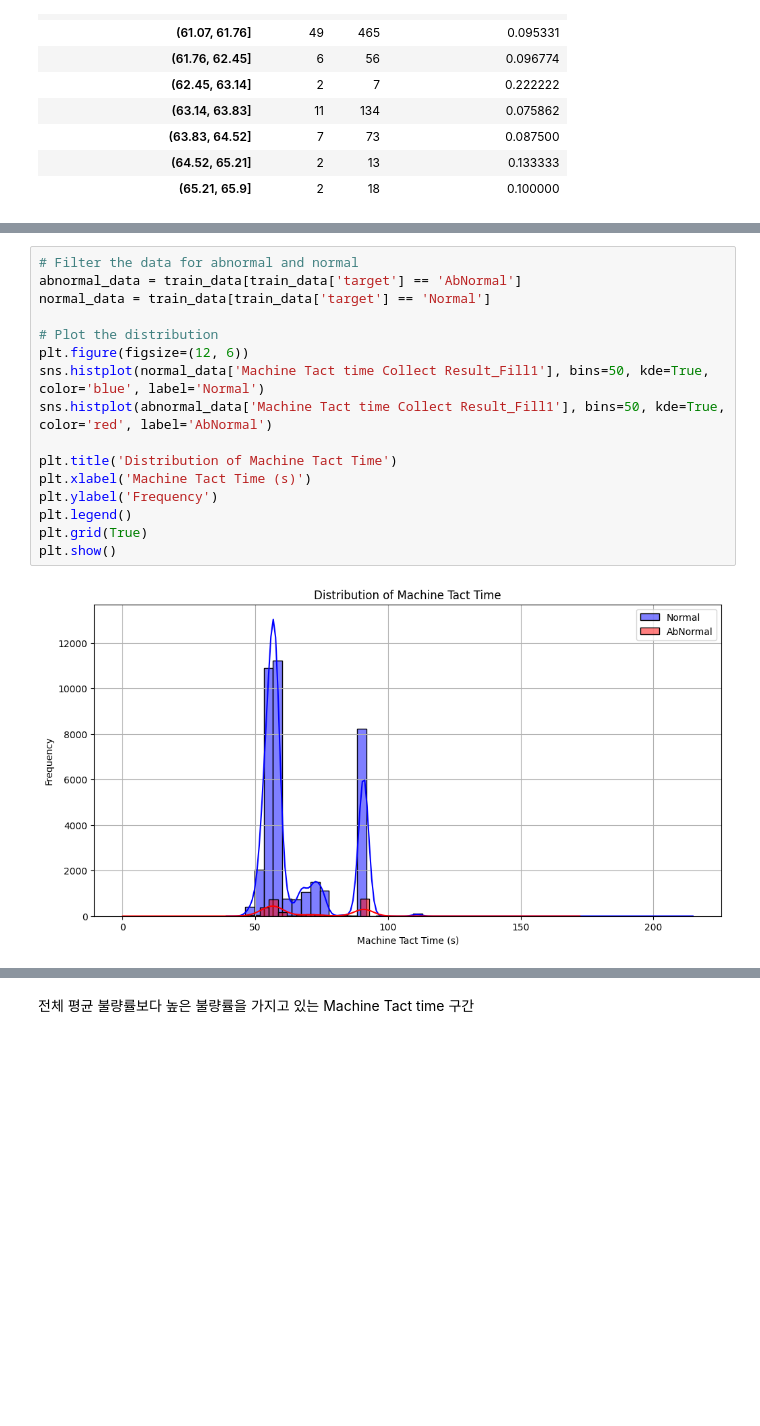
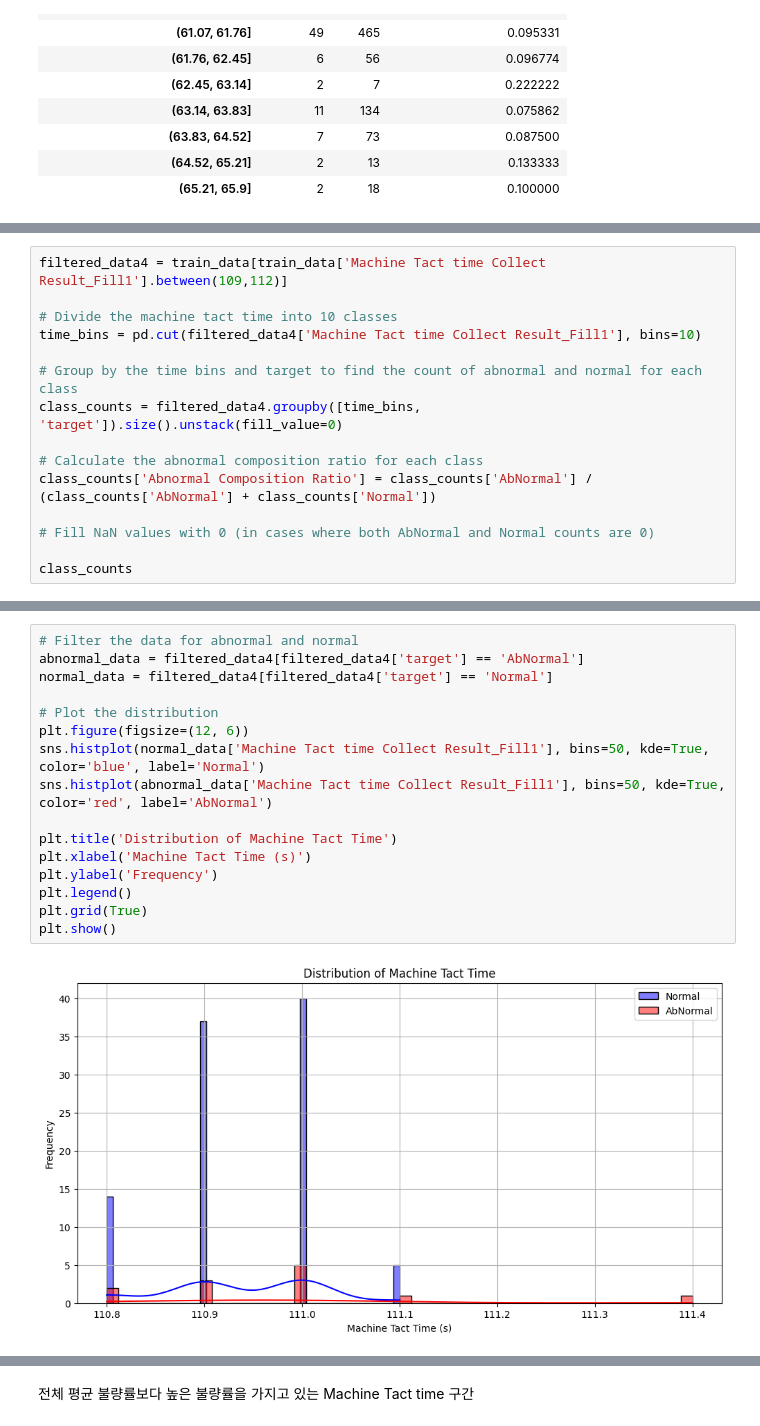
Before and after one commit to dyk9916/Lg_aimers5, a Jupyter notebook: code_log/dongyoung_code/0810Fill1.ipynb, the cells around one changed output, grey strips where cells are left out. Drawn from its saved outputs; the diff is of its cells as text; blank space fills up the shorter version.

```diff
--- a/code_log/dongyoung_code/0810Fill1.ipynb
+++ b/code_log/dongyoung_code/0810Fill1.ipynb
@@ -402,0 +475,15 @@ Fill1 Tact time 구간을 확인해본 결과 60~65에서 불량품 확률이
+# %%
+filtered_data4 = train_data[train_data['Machine Tact time Collect Result_Fill1'].between(109,112)]
+
+# Divide the machine tact time into 10 classes
+time_bins = pd.cut(filtered_data4['Machine Tact time Collect Result_Fill1'], bins=10)
+
+# Group by the time bins and target to find the count of abnormal and normal for each class
+class_counts = filtered_data4.groupby([time_bins, 'target']).size().unstack(fill_value=0)
+
+# Calculate the abnormal composition ratio for each class
+class_counts['Abnormal Composition Ratio'] = class_counts['AbNormal'] / (class_counts['AbNormal'] + class_counts['Normal'])
+
+# Fill NaN values with 0 (in cases where both AbNormal and Normal counts are 0)
+
+class_counts
@@ -403,18 +503,18 @@ Fill1 Tact time 구간을 확인해본 결과 60~65에서 불량품 확률이
 # %%
 # Filter the data for abnormal and normal
-abnormal_data = train_data[train_data['target'] == 'AbNormal']
-normal_data = train_data[train_data['target'] == 'Normal']
+abnormal_data = filtered_data4[filtered_data4['target'] == 'AbNormal']
+normal_data = filtered_data4[filtered_data4['target'] == 'Normal']
 
 # Plot the distribution
 plt.figure(figsize=(12, 6))
 sns.histplot(normal_data['Machine Tact time Collect Result_Fill1'], bins=50, kde=True, color='blue', label='Normal')
 sns.histplot(abnormal_data['Machine Tact time Collect Result_Fill1'], bins=50, kde=True, color='red', label='AbNormal')
 
 plt.title('Distribution of Machine Tact Time')
 plt.xlabel('Machine Tact Time (s)')
 plt.ylabel('Frequency')
 plt.legend()
 plt.grid(True)
 plt.show()
 # %% [output]
-[figure, old version]
+[figure, new version]
```
Also changed, not shown: parts of 5 cells of this notebook.
